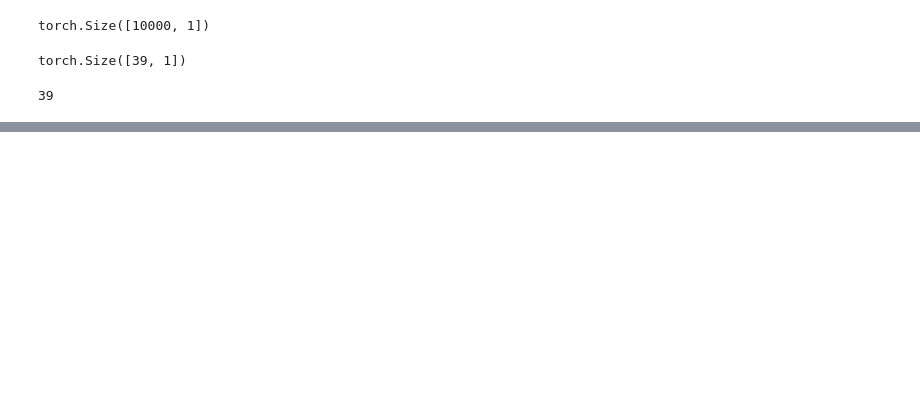
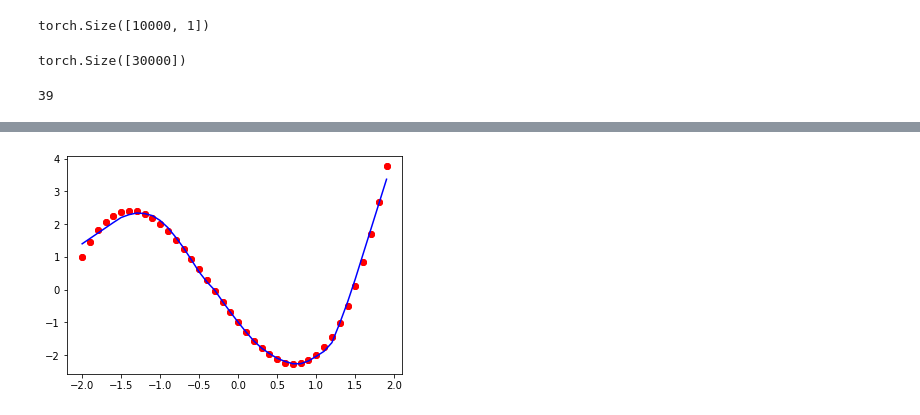
Before and after one commit to pism/pism-emulator, a Jupyter notebook: notebooks/pdd.ipynb, the cells around one changed output, grey strips where cells are left out. Saved outputs shown, nothing was run; the diff lists cells and outputs as text; code cells hidden in the pictures; blank space fills up the shorter version.

```diff
--- a/notebooks/pdd.ipynb
+++ b/notebooks/pdd.ipynb
@@ -726,9 +717,9 @@ Y.reshape(-1, 1).shape
 # %% [output]
 torch.Size([10000, 1])
 # %%
-omegas.shape
+Y.shape
 # %% [output]
-torch.Size([39, 1])
+torch.Size([30000])
 # %%
 n_samples
 # %% [output]
@@ -739,3 +730,54 @@ torch.from_numpy?
 X.type_as?
 # %%
 X.type?
+# %%
+import numpy as np
+import matplotlib.pyplot as plt
+X = np.array([*range(-20,20)],dtype=np.float32)
+X = X*0.1
+y = [x**3+ x**2 -3*x -1 for x in X]
+plt.plot(X,y,'ro')
+
+import torch
+import torch.nn as nn
+import torch.nn.functional as F
+
+X_t = torch.tensor(X,dtype=torch.float32)
+y_t = torch.tensor(y,dtype=torch.float32)
+X_t = X_t.view(X_t.shape[0],1)
+y_t = y_t.view(y_t.shape[0],1)
+
+class func_simulator(nn.Module):
+    def __init__(self):
+        super(func_simulator,self).__init__()
+        self.l1 = nn.Linear(1,128)
+        self.l2 = nn.Linear(128,10)
+        self.l3 = nn.Linear(10,1)
+
+    def forward(self,x):
+        out = F.relu(self.l1(x))
+        out = F.relu(self.l2(out))
+        out = self.l3(out)
+        return out
+
+learning_rate,num_epochs    = 0.0001,100000
+model                       = func_simulator()
+loss                        = nn.MSELoss()
+gradient                    = torch.optim.SGD(model.parameters(),lr=learning_rate)
+# train on batch
+for epoch in range(num_epochs):
+    y_pred = model.forward(X_t)
+    l = loss(y_pred,y_t)
+    l.backward()
+    gradient.step()
+    gradient.zero_grad()
+
+    if(epoch+1)%1000==0:
+        print(f'epoch:{epoch+1},loss={l.item():.3f}')
+
+# test the result, use detach to detrack the parameters.
+predicted = model(X_t).detach().numpy()
+plt.plot(X_t,y_t,'ro')
+plt.plot(X_t,predicted,'b')
+plt.show()
+# %% [output]
@@ -741,0 +801 @@ X.type?
+[figure, added]
```
Also changed, not shown: parts of 8 cells of this notebook.
